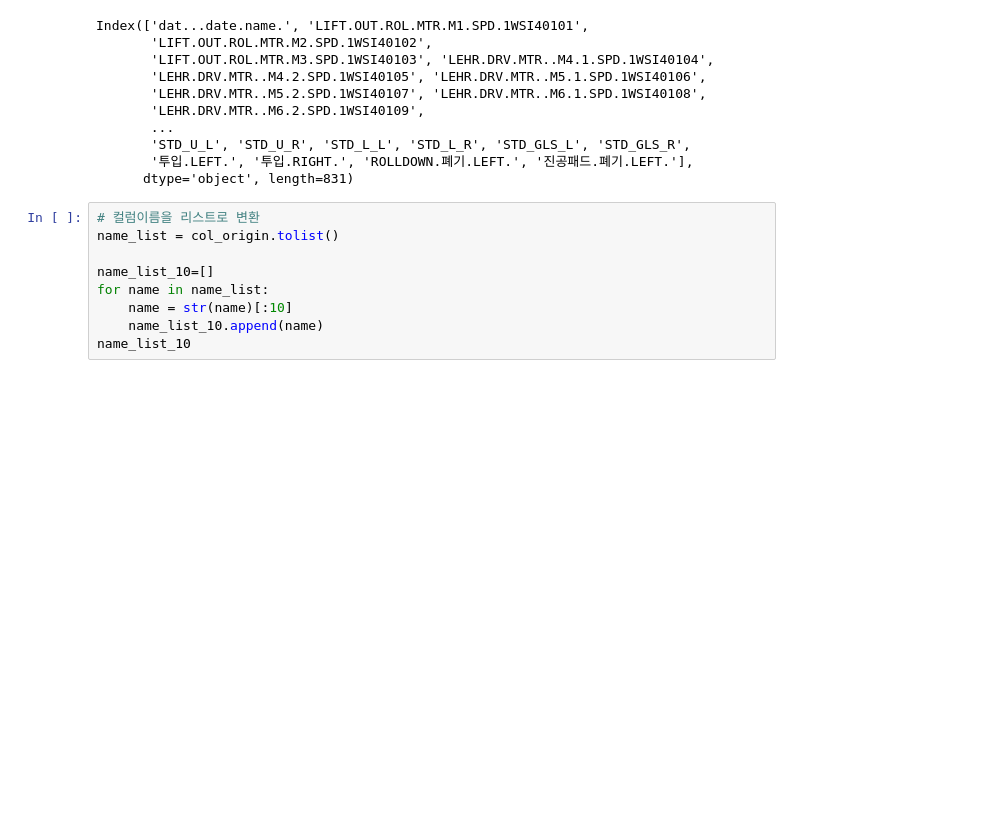
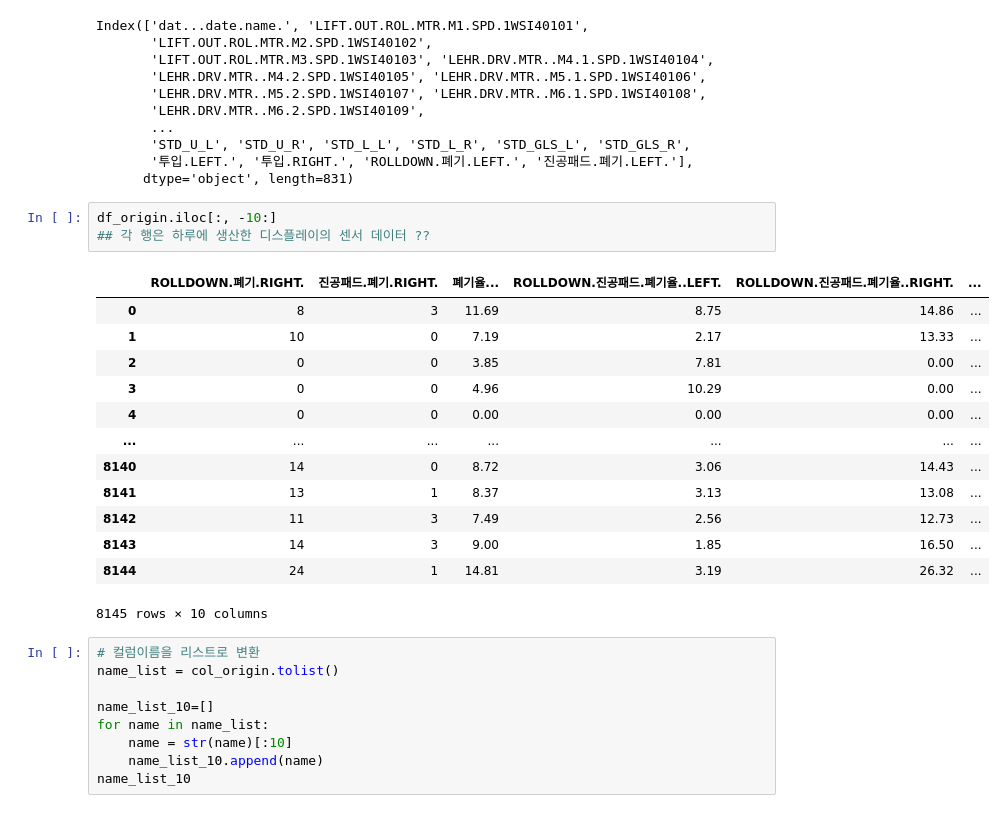
Before and after one commit to ammobam/Display_SensorData, a Jupyter notebook: 210727_나무플래닛_디스플레이_센서데이터.ipynb, the cells around one changed output. Cells and saved outputs as stored; diff of their text form; blank space fills up the shorter version.

```diff
--- a/210727_나무플래닛_디스플레이_센서데이터.ipynb
+++ b/210727_나무플래닛_디스플레이_센서데이터.ipynb
@@ -41,6 +51,23 @@ Index(['dat...date.name.', 'LIFT.OUT.ROL.MTR.M1.SPD.1WSI40101',
        'STD_U_L', 'STD_U_R', 'STD_L_L', 'STD_L_R', 'STD_GLS_L', 'STD_GLS_R',
        '투입.LEFT.', '투입.RIGHT.', 'ROLLDOWN.폐기.LEFT.', '진공패드.폐기.LEFT.'],
       dtype='object', length=831)
+# %%
+df_origin.iloc[:, -10:]
+## 각 행은 하루에 생산한 디스플레이의 센서 데이터 ??
+# %% [output]
+|  | ROLLDOWN.폐기.RIGHT. | 진공패드.폐기.RIGHT. | 폐기율... | ROLLDOWN.진공패드.폐기율..LEFT. | ROLLDOWN.진공패드.폐기율..RIGHT. | ... |
+| 0 | 8 | 3 | 11.69 | 8.75 | 14.86 | ... |
+| 1 | 10 | 0 | 7.19 | 2.17 | 13.33 | ... |
+| 2 | 0 | 0 | 3.85 | 7.81 | 0.00 | ... |
+| 3 | 0 | 0 | 4.96 | 10.29 | 0.00 | ... |
+| 4 | 0 | 0 | 0.00 | 0.00 | 0.00 | ... |
+| ... | ... | ... | ... | ... | ... | ... |
+| 8140 | 14 | 0 | 8.72 | 3.06 | 14.43 | ... |
+| 8141 | 13 | 1 | 8.37 | 3.13 | 13.08 | ... |
+| 8142 | 11 | 3 | 7.49 | 2.56 | 12.73 | ... |
+| 8143 | 14 | 3 | 9.00 | 1.85 | 16.50 | ... |
+| 8144 | 24 | 1 | 14.81 | 3.19 | 26.32 | ... |
+8145 rows × 10 columns
 # %%
 # 컬럼이름을 리스트로 변환
 name_list = col_origin.tolist()
```
Also changed, not shown: parts of 12 cells of this notebook.
